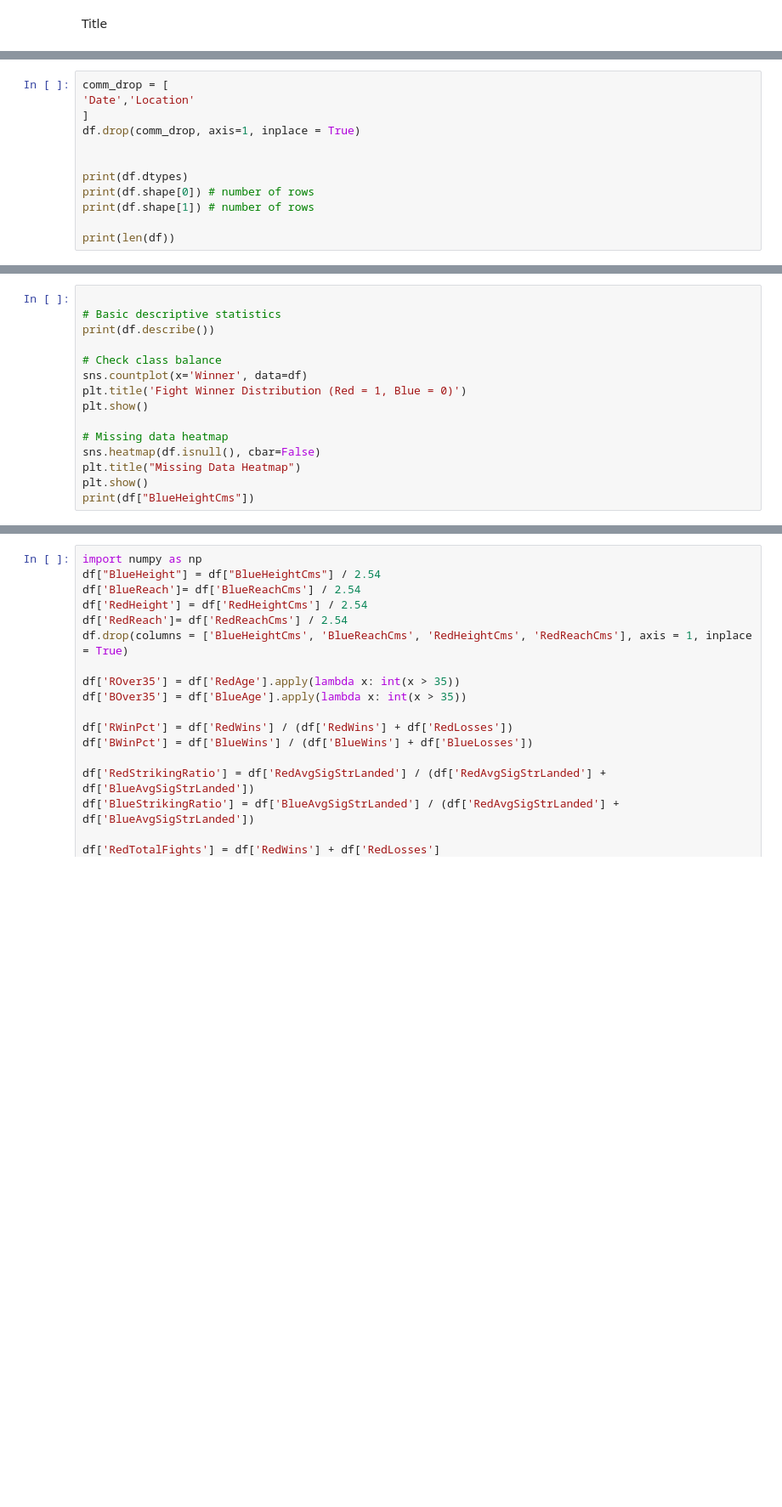
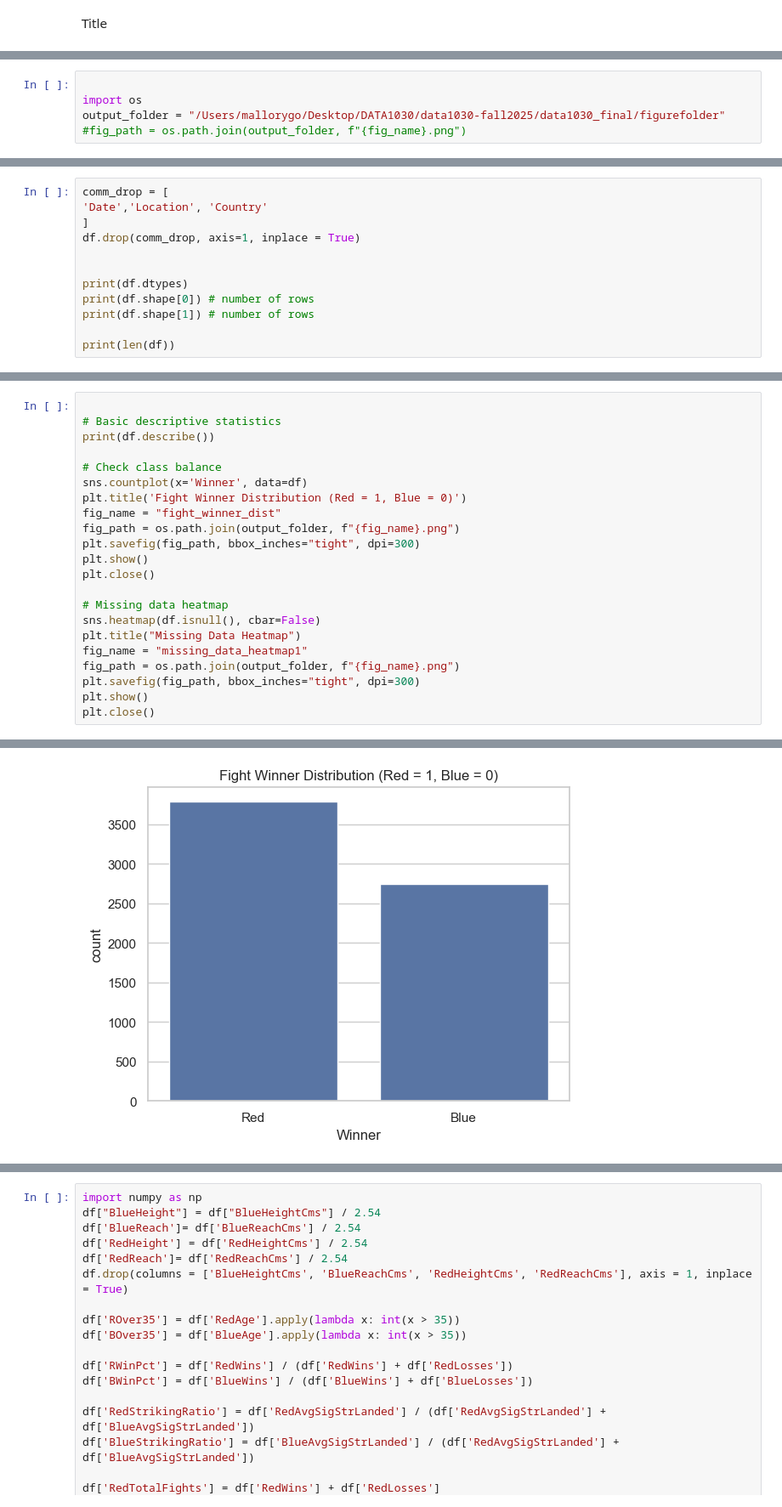
Before and after one commit to mallory-go/final, a Jupyter notebook: src/final_pseudo.ipynb, the cells around one changed output, grey strips where cells are left out. Shown at 85% size. Cells and saved outputs as stored; diff of their text form; blank space fills up the shorter version.

```diff
--- a/src/final_pseudo.ipynb
+++ b/src/final_pseudo.ipynb
@@ -29,3 +47,8 @@ print(df.head())
+# %%
+
+import os
+output_folder = "/Users/mallorygo/Desktop/DATA1030/data1030-fall2025/data1030_final/figurefolder"
+#fig_path = os.path.join(output_folder, f"{fig_name}.png")
 # %%
 pd.set_option("display.max_columns", None, "display.max_rows", None)
 
@@ -38,6 +79,6 @@ print(len(df))
 # %%
 comm_drop = [
-'Date','Location'
+'Date','Location', 'Country'
 ]
 df.drop(comm_drop, axis=1, inplace = True)
 
@@ -135,10 +244,18 @@ print(df.describe())
 # Check class balance
 sns.countplot(x='Winner', data=df)
 plt.title('Fight Winner Distribution (Red = 1, Blue = 0)')
+fig_name = "fight_winner_dist"
+fig_path = os.path.join(output_folder, f"{fig_name}.png")
+plt.savefig(fig_path, bbox_inches="tight", dpi=300)
 plt.show()
+plt.close()
 
 # Missing data heatmap
 sns.heatmap(df.isnull(), cbar=False)
 plt.title("Missing Data Heatmap")
+fig_name = "missing_data_heatmap1"
+fig_path = os.path.join(output_folder, f"{fig_name}.png")
+plt.savefig(fig_path, bbox_inches="tight", dpi=300)
 plt.show()
-print(df["BlueHeightCms"])
+plt.close()
+# %% [output]
@@ -144,0 +279 @@ print(df["BlueHeightCms"])
+[figure, added]
```
Also changed, not shown: parts of 63 cells of this notebook, 35 other files.
